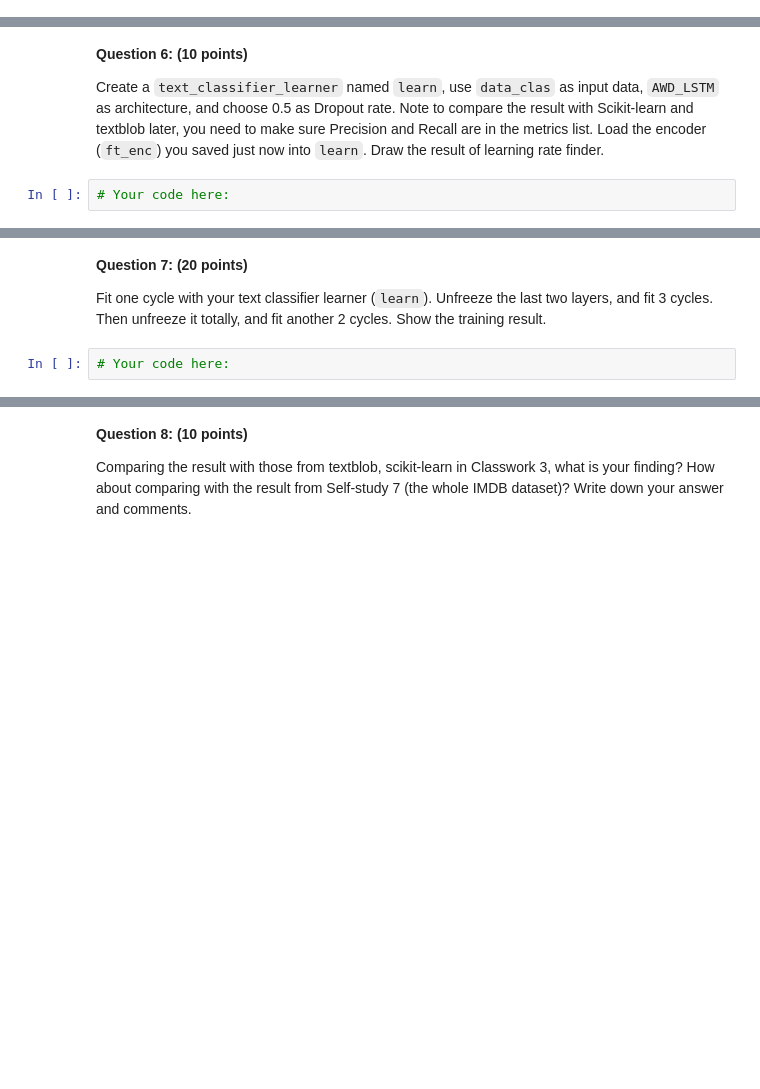
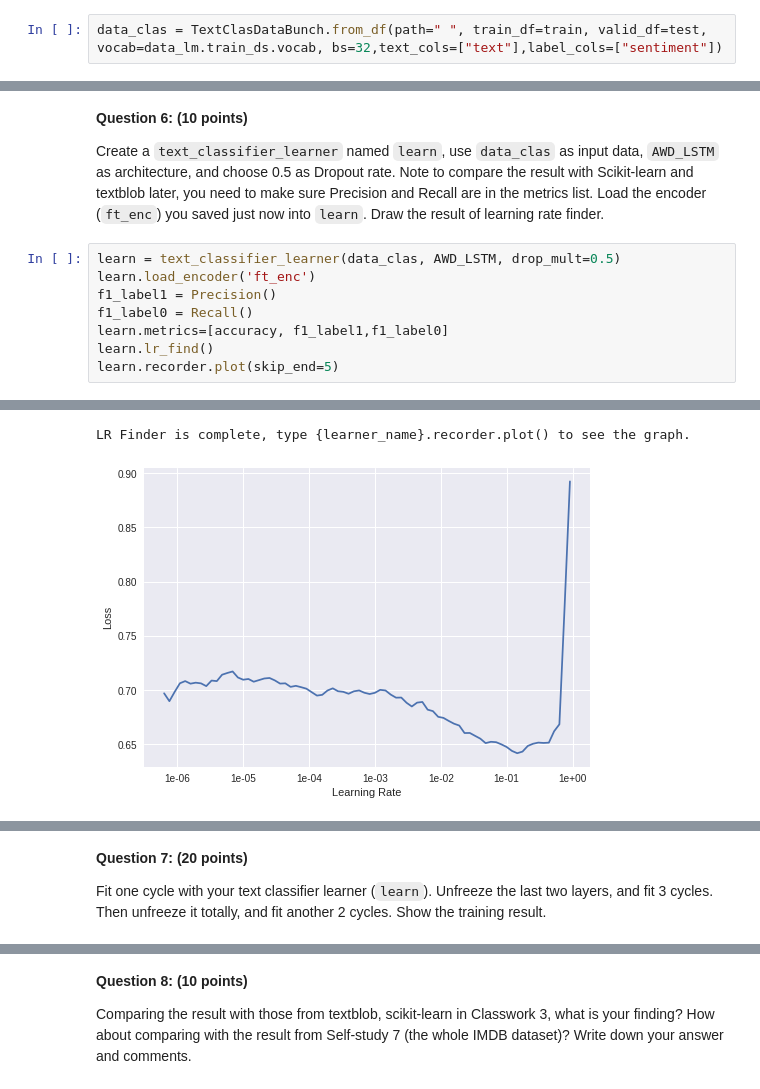
Before and after one commit to jetshaggy85/info5731, a Jupyter notebook: Fellers_Assign5.ipynb, the cells around one changed output, grey strips where cells are left out. Drawn from its saved outputs; the diff is of its cells as text; blank space fills up the shorter version.

```diff
--- a/Fellers_Assign5.ipynb
+++ b/Fellers_Assign5.ipynb
@@ -57,2 +119,4 @@ Create a TextClasDataBunch instance called `data_clas`, load your train and vali
+# %%
+data_clas = TextClasDataBunch.from_df(path=" ", train_df=train, valid_df=test, vocab=data_lm.train_ds.vocab, bs=32,text_cols=["text"],label_cols=["sentiment"])
 # %%
 data_clas.show_batch()
@@ -64,5 +135,12 @@ You should see the output like this:
 **Question 6: (10 points)**
 
 Create a `text_classifier_learner` named `learn`, use `data_clas` as input data, `AWD_LSTM` as architecture, and choose 0.5 as Dropout rate. Note to compare the result with Scikit-learn and textblob later, you need to make sure Precision and Recall are in the metrics list. Load the encoder  (`ft_enc`) you saved just now into `learn`. Draw the result of learning rate finder.
-# %%
-# Your code here:
+# %%
+learn = text_classifier_learner(data_clas, AWD_LSTM, drop_mult=0.5)
+learn.load_encoder('ft_enc')
+f1_label1 = Precision()
+f1_label0 = Recall()
+learn.metrics=[accuracy, f1_label1,f1_label0]
+learn.lr_find()
+learn.recorder.plot(skip_end=5)
+# %% [output]
@@ -69,3 +148,5 @@ Create a `text_classifier_learner` named `learn`, use `data_clas` as input data,
+LR Finder is complete, type {learner_name}.recorder.plot() to see the graph.
+[figure, added]
 # %% [markdown]
 You should see the output like this:
 
@@ -74,5 +155,3 @@ You should see the output like this:
 **Question 7: (20 points)**
 
 Fit one cycle with your text classifier learner (`learn`). Unfreeze the last two layers, and fit 3 cycles. Then unfreeze it totally, and fit another 2 cycles. Show the training result.
-# %%
-# Your code here:
```
Also changed, not shown: parts of 21 cells of this notebook.
